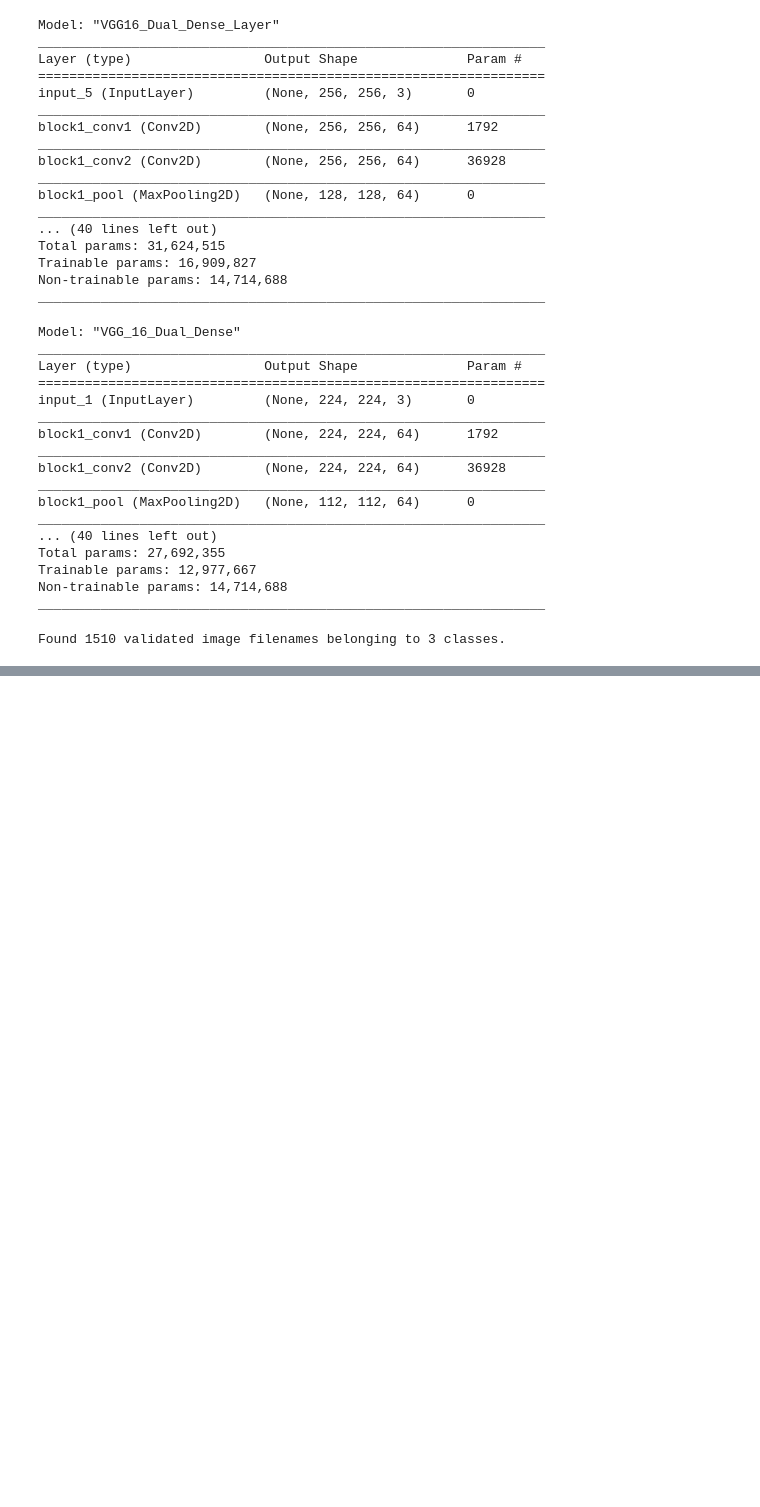
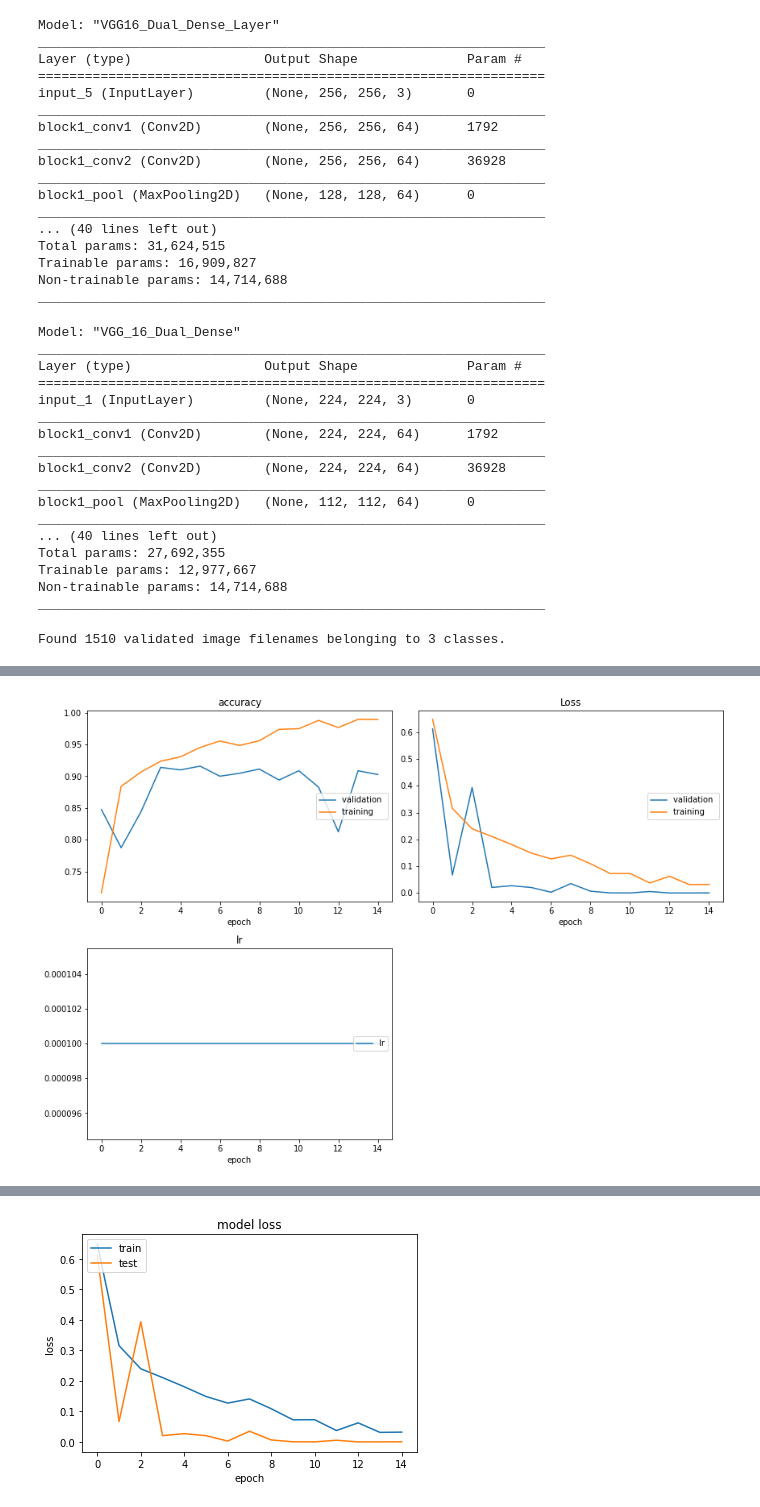
Before and after one commit to pimonteiro/Covid-19-Detector, a Jupyter notebook: models/VGG16/Covid_19_VGG16.ipynb, the cells around one changed output, grey strips where cells are left out. Drawn from its saved outputs; the diff is of its cells as text; code cells hidden in the pictures; blank space fills up the shorter version.

```diff
--- a/models/VGG16/Covid_19_VGG16.ipynb
+++ b/models/VGG16/Covid_19_VGG16.ipynb
@@ -651,0 +701,20 @@ Text(0, 0.5, 'Ground truth')
+# %%
+import numpy as np
+import pandas as pd
+import matplotlib.pyplot as plt
+from keras.layers import Input, Flatten, Dense, Dropout, GlobalAveragePooling2D
+import keras
+from keras.models import Model
+from keras.optimizers import Adam
+
+vgg = keras.applications.VGG16(weights='imagenet',include_top=False, input_shape = (224, 224, 3))
+
+new_model = vgg.output
+new_model = Flatten()(new_model)
+new_model = Dense(512, activation="relu")(new_model)
+new_model = Dense(3, activation="softmax")(new_model)
+
+final_Model = Model(inputs=vgg.input, outputs=new_model, name="VGG16_2_Dense_Layer_Balanced")
+
+opt = Adam(learning_rate=0.0001)
+final_Model.compile(optimizer=opt, loss='categorical_crossentropy', metrics=['accuracy'])
@@ -651,0 +724,55 @@ Text(0, 0.5, 'Ground truth')
+# %%
+from keras.callbacks import ReduceLROnPlateau, ModelCheckpoint, EarlyStopping
+from livelossplot import PlotLossesKeras
+import os
+
+no_of_epochs  = 15 #10
+path="/content/drive/My Drive/covid_runs/vgg_16_balanced_2/"
+
+os.makedirs(path, exist_ok=True)
+json_model = final_Model.to_json()
+with open(path+"model.json", "w") as json_file:
+  json_file.write(json_model)
+
+reduce_learning_rate = ReduceLROnPlateau(monitor='loss',
+                                         factor=0.1,
+                                         patience=2,
+                                         cooldown=2,
+                                         min_lr=0.00001,
+                                         verbose=1)
+plotlosses = PlotLossesKeras()
+early_stop = EarlyStopping(monitor='val_loss',patience=5)
+checkpoint = ModelCheckpoint(filepath=path+'best_weights.hdf5',monitor='val_loss', verbose=1, save_best_only=True)
+
+callbacks = [reduce_learning_rate, plotlosses, checkpoint]
+
+
+history = final_Model.fit_generator(
+    train_set_balanced,
+    epochs = no_of_epochs,
+    validation_data=test_set_balanced,
+    callbacks=callbacks
+)
+
+final_Model.save_weights(path + "last_run.hdf5")
+final_Model.save(path + "model")
+
+# summarize history for accuracy
+plt.plot(history.history['accuracy'])
+plt.plot(history.history['val_accuracy'])
+plt.title('model accuracy')
+plt.ylabel('accuracy')
+plt.xlabel('epoch')
+plt.legend(['train', 'test'], loc='upper left')
+plt.savefig(path + "accuracy.png")
+# summarize history for loss
+plt.close()
+plt.plot(history.history['loss'])
+plt.plot(history.history['val_loss'])
+plt.title('model loss')
+plt.ylabel('loss')
+plt.xlabel('epoch')
+plt.legend(['train', 'test'], loc='upper left')
+plt.savefig(path + "loss.png")
+# %% [output]
+[figure, added]
@@ -651,0 +789 @@ Text(0, 0.5, 'Ground truth')
+[figure, added]
```
Also changed, not shown: parts of 51 cells of this notebook, 14 other files.
